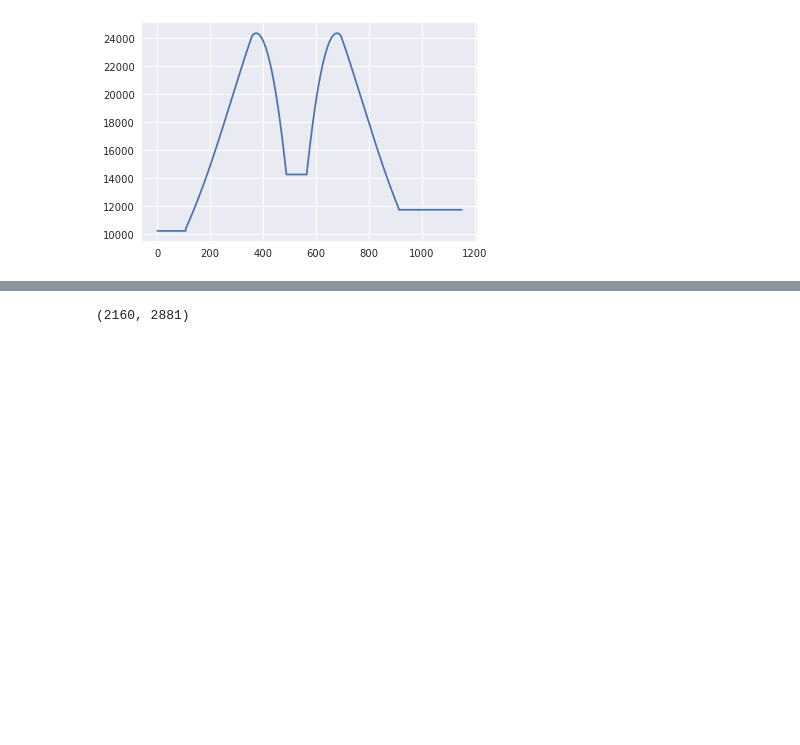
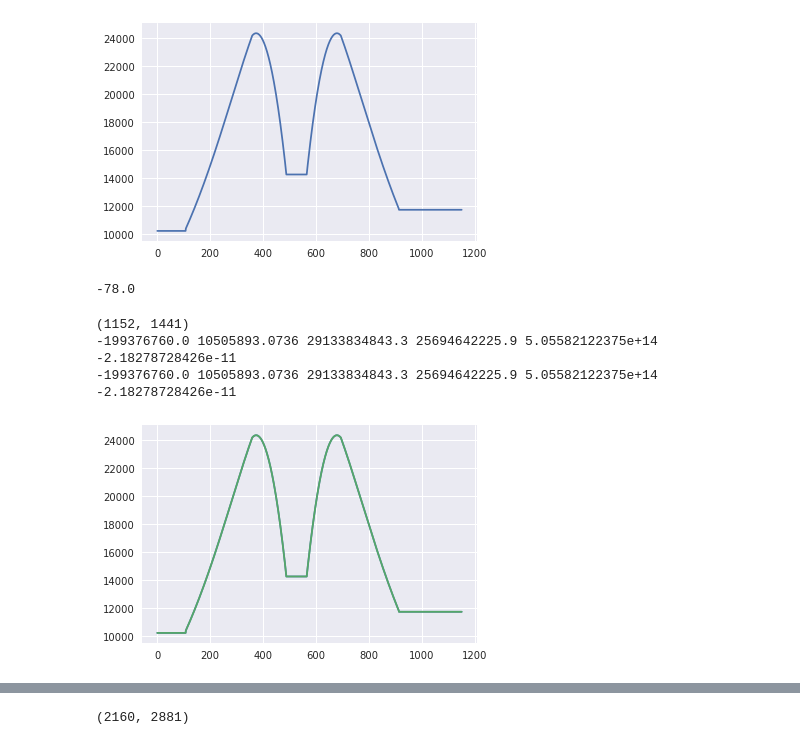
Before and after one commit to nikizadehgfdl/grid_generation, a Jupyter notebook: jupynotebooks/inspect_grid_file.ipynb, the cells around one changed output, grey strips where cells are left out. Cells and saved outputs as stored; diff of their text form; code cells hidden in the pictures; blank space fills up the shorter version.

```diff
--- a/jupynotebooks/inspect_grid_file.ipynb
+++ b/jupynotebooks/inspect_grid_file.ipynb
@@ -49,4 +51,22 @@ plt.plot(dy_p5v2018[:,360]);
 # %% [output]
 (1152, 1441)
 [figure]
+# %%
+y_p5v2018[0,0]
+# %% [output]
+-78.0
+# %%
+#an106: /work/Niki.Zadeh/grid_0125/grid_new % /net2/nnz/grid_generation/ocean_grid_generator.py -f tripolar_res2_old.nc -r 2 --rdp 0 --south_cutoff_row=81 --reproduce_MIDAS_grids
+x_p5_old,y_p5_old,dx_p5_old,dy_p5_old,area_p5_old,angle_dx_p5_old = read_grid_file("/work/Niki.Zadeh/grid_0125/grid_new/tripolar_res2_old.nc")
+print(dy_p5_old.shape)
+plt.plot(dy_p5v2018[:,360]);
+plt.plot(dy_p5_old[:,360]);
+y_p5_old[0,0]
+print(x_p5_old.sum(), y_p5_old.sum(),dx_p5_old.sum(), dy_p5_old.sum(),area_p5_old.sum(),angle_dx_p5_old.sum())
+print(x_p5v2018.sum(),    y_p5v2018.sum(),   dx_p5v2018.sum(),    dy_p5v2018.sum(),area_p5v2018.sum(),angle_dx_p5v2018.sum())
+# %% [output]
+(1152, 1441)
+-199376760.0 10505893.0736 29133834843.3 25694642225.9 5.05582122375e+14 -2.18278728426e-11
+-199376760.0 10505893.0736 29133834843.3 25694642225.9 5.05582122375e+14 -2.18278728426e-11
+[figure, added]
 # %%
```
Also changed, not shown: parts of 10 cells of this notebook, 3 other files.
